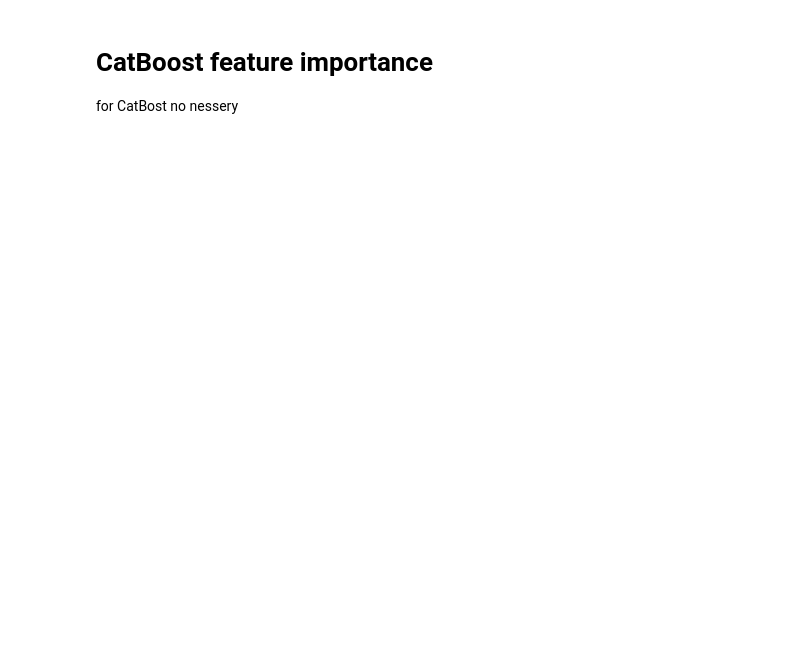
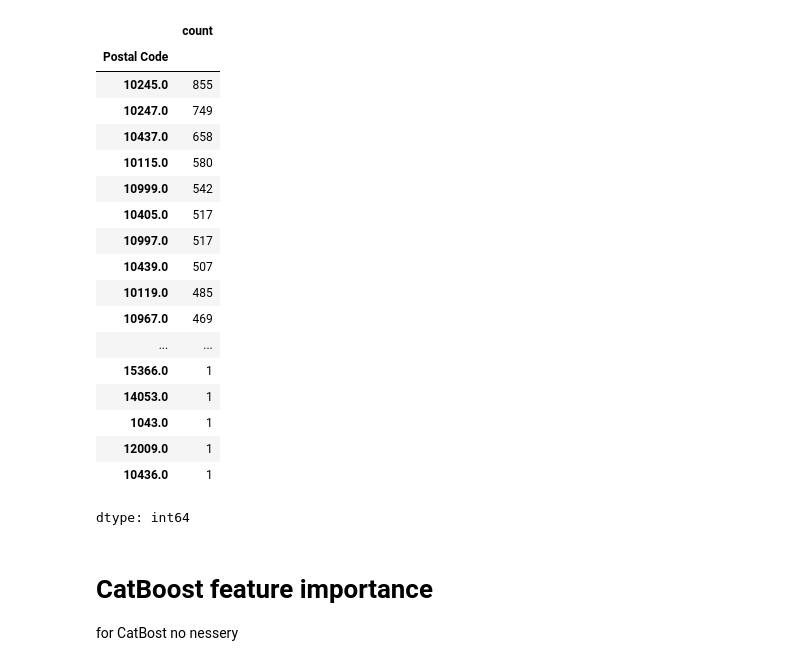
Before and after one commit to IlyaZutler/Cancer-Data, a Jupyter notebook: 7 Feature selection.ipynb, the cells around one changed output. Saved outputs shown, nothing was run; the diff lists cells and outputs as text; code cells hidden in the pictures; blank space fills up the shorter version.

```diff
--- a/7 Feature selection.ipynb
+++ b/7 Feature selection.ipynb
@@ -75,3 +96,32 @@ Index(['Listing ID', 'Host Response Time', 'Host Response Rate',
+# %%
+# prompt: значения 'neighbourhood' по которым менее 10 наблюдений заменить на "other"
+
+neighbourhood_counts = apartments['neighbourhood'].value_counts()
+apartments['neighbourhood'] = np.where(apartments['neighbourhood'].isin(neighbourhood_counts[neighbourhood_counts >= 10].index), apartments['neighbourhood'], 'Other')
+
+Postal_counts = apartments['Postal Code'].value_counts()
+apartments['Postal Code'] = np.where(apartments['Postal Code'].isin(Postal_counts[Postal_counts >= 10].index), apartments['Postal Code'], 'Other')
+Postal_counts
+# %% [output]
+|  | count |
+| Postal Code |  |
+| 10245.0 | 855 |
+| 10247.0 | 749 |
+| 10437.0 | 658 |
+| 10115.0 | 580 |
+| 10999.0 | 542 |
+| 10405.0 | 517 |
+| 10997.0 | 517 |
+| 10439.0 | 507 |
+| 10119.0 | 485 |
+| 10967.0 | 469 |
+| ... | ... |
+| 15366.0 | 1 |
+| 14053.0 | 1 |
+| 1043.0 | 1 |
+| 12009.0 | 1 |
+| 10436.0 | 1 |
+dtype: int64
 # %% [markdown]
 # CatBoost feature importance
 
```
Also changed, not shown: parts of 12 cells of this notebook.
